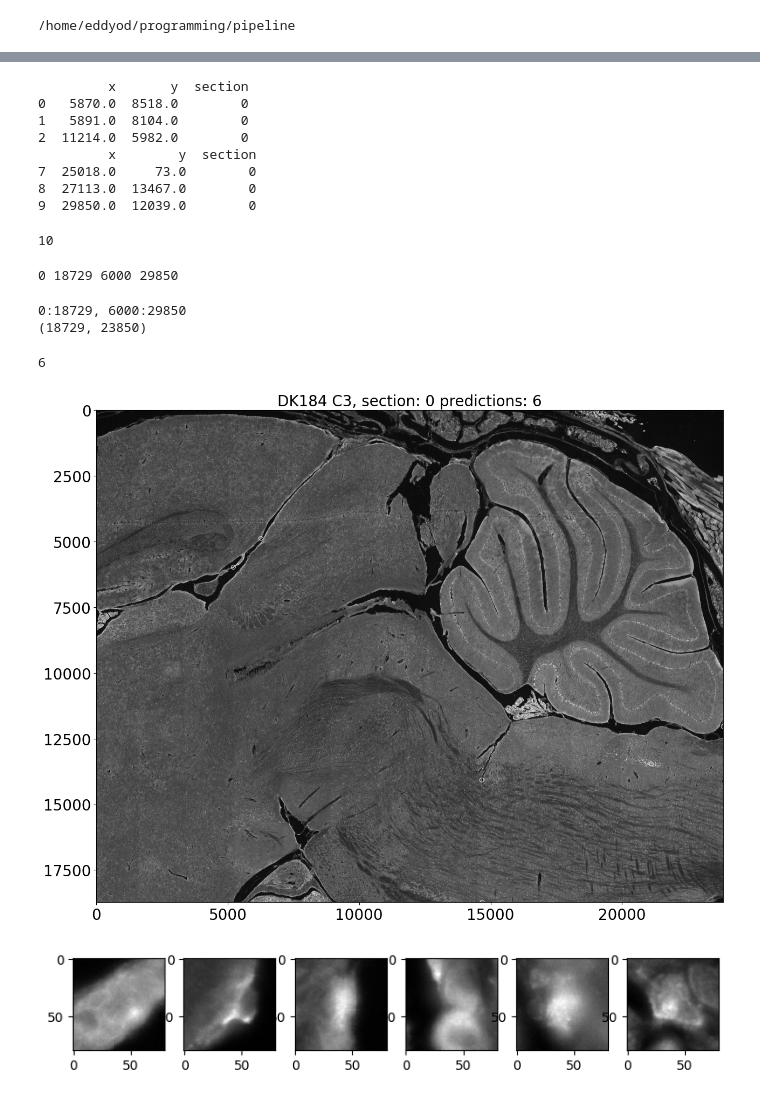
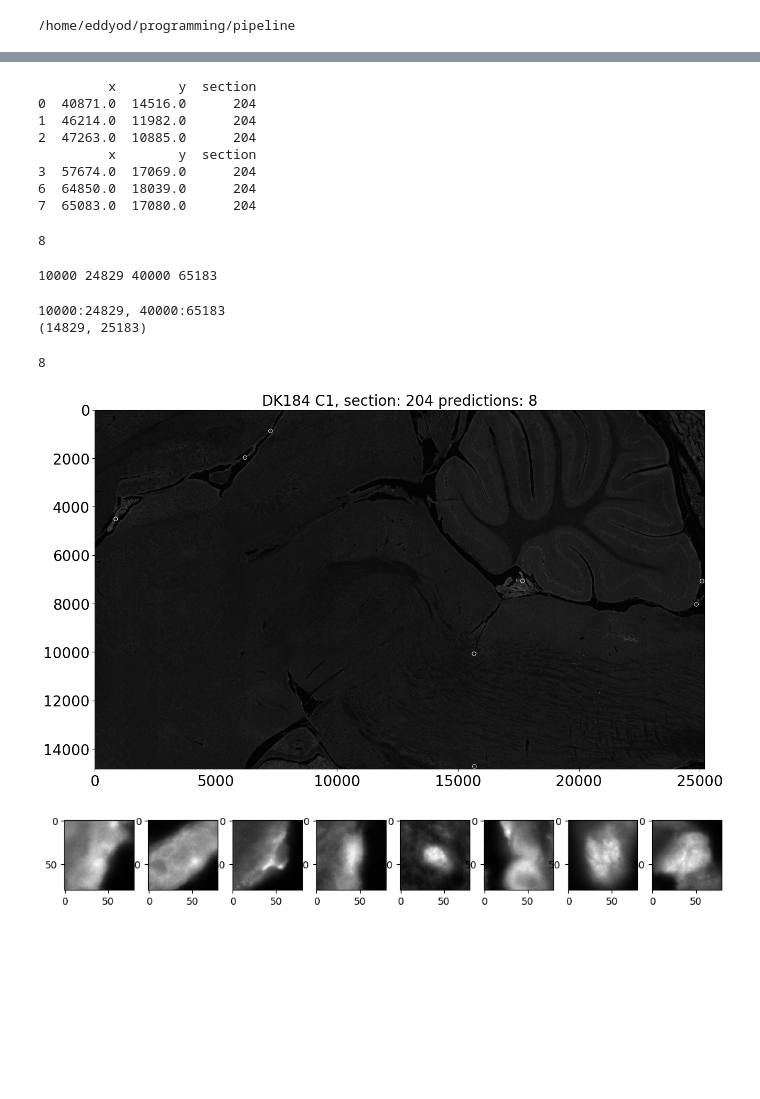
Before and after one commit to BrainSharer/pipeline, a Jupyter notebook: in_development/edward/cell_detector/Calc_mean_filter.ipynb, the cells around one changed output, grey strips where cells are left out. Drawn from its saved outputs; the diff is of its cells as text; code cells hidden in the pictures; blank space fills up the shorter version.

```diff
--- a/in_development/edward/cell_detector/Calc_mean_filter.ipynb
+++ b/in_development/edward/cell_detector/Calc_mean_filter.ipynb
@@ -44,8 +44,8 @@ def collect_positives(uimg):
     return img,positives
 # %%
 animal = 'DK184'
-section = 0
-channel = 3
+section = 204
+channel = 1
 prep_path = f'/net/birdstore/Active_Atlas_Data/data_root/pipeline_data/{animal}/preps'
 # %%
 tif = str(section).zfill(3) + ".tif"
@@ -74,14 +74,14 @@ df = df.sort_values(['section', 'x', 'y'])
 print(df.head(3))
 print(df.tail(3))
 # %% [output]
-         x       y  section
-0   5870.0  8518.0        0
-1   5891.0  8104.0        0
-2  11214.0  5982.0        0
          x        y  section
-7  25018.0     73.0        0
-8  27113.0  13467.0        0
-9  29850.0  12039.0        0
+0  40871.0  14516.0      204
+1  46214.0  11982.0      204
+2  47263.0  10885.0      204
+         x        y  section
+3  57674.0  17069.0      204
+6  64850.0  18039.0      204
+7  65083.0  17080.0      204
 # %%
 count = len(df.index)
 if count > 100:
@@ -91,20 +91,20 @@ if count > 100:
     df = df[lower:upper]
 print(len(df.index))
 # %% [output]
-10
+8
 # %%
-startc = int(round(min(df['x']), -3))
-startr = int(round(min(df['y']), -3))
-endc = math.ceil(max(df['x']))
-endr = math.ceil(max(df['y']))
+startc = int(round(min(df['x']), -3)) - 1000
+startr = int(round(min(df['y']), -3)) - 1000
+endc = math.ceil(max(df['x'])) + 100
+endr = math.ceil(max(df['y'])) + 100
 # manually set to ROI
 #startr = 0
-#endr = startr + 15000
+#endr = startr + 0
 #startc = 0
 #endc = startc + 15000
 print(startr, endr, startc, endc)
 # %% [output]
-0 18729 6000 29850
+10000 24829 40000 65183
 # %%
 tile_width = endc - startc
 tile_height = endr - startr
@@ -113,19 +113,19 @@ print(f'{startr}:{endr}, {startc}:{endc}')
 print(img.shape)
 #img.shape # (6800, 30000)
 # %% [output]
-0:18729, 6000:29850
-(18729, 23850)
+10000:24829, 40000:65183
+(14829, 25183)
 # %%
 annotated_img, positives = collect_positives(img)
 print(len(positives))
 # %% [output]
-6
+8
 # %%
 #vimg=annotated_img[in_row_min:in_row_max, in_col_min: in_col_max]
-increaser = 15
+increaser = 4
 show_image(annotated_img, increaser=increaser,_title=f'{animal} C{channel}, section: {section} predictions: {len(positives)}')
 # %% [output]
-[figure, old version]
+[figure, new version]
 # %%
 plt.figure(figsize=[15,15])
 end = min(100, len(positives))
@@ -134,7 +134,7 @@ for i in range(len(positives[0:end])):
     plt.imshow(positives[i][2], cmap="gray")
 plt.show()
 # %% [output]
-[figure, old version]
+[figure, new version]
 # %%
 S=np.stack([I for (x,y,I)in positives])
 S.shape
```
Also changed, not shown: parts of 3 cells of this notebook, 5 other files.
